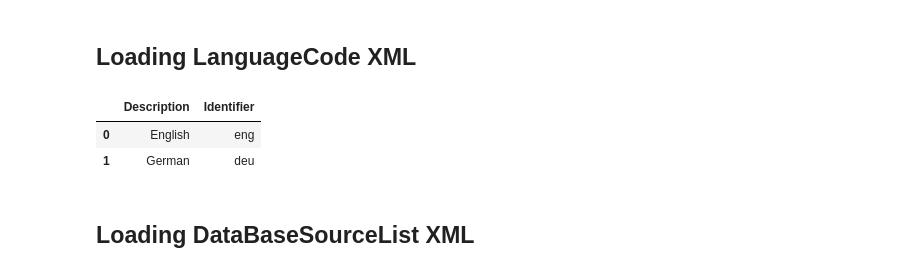
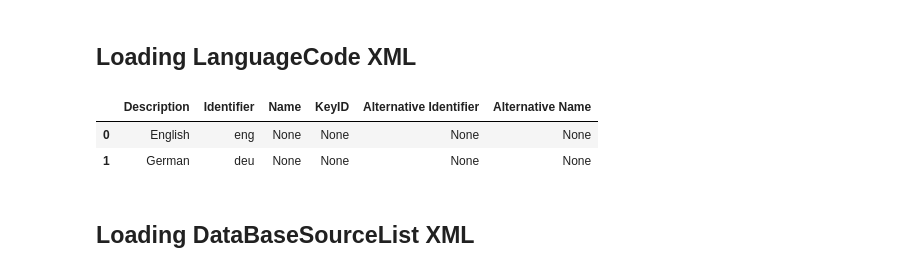
Before and after one commit to AlexanderJuestel/pyborehole, a Jupyter notebook: notebooks/boreholeml_parsers.ipynb, the cells around one changed output. Drawn from its saved outputs; the diff is of its cells as text; code cells hidden in the pictures.

```diff
--- a/notebooks/boreholeml_parsers.ipynb
+++ b/notebooks/boreholeml_parsers.ipynb
@@ -16,12 +16,12 @@ C:\Users\ale93371\Anaconda3\envs\pygeomechanical\lib\site-packages\numpy\.libs\l
 # %% [markdown]
 ## Loading LanguageCode XML
 # %%
-languagecodes = parse_languagecode('../data/BoreholeML/LanguageCode.xml')
+languagecodes = parse_xml('../data/BoreholeML/LanguageCode.xml')
 languagecodes
 # %% [output]
-|  | Description | Identifier |
-| 0 | English | eng |
-| 1 | German | deu |
+|  | Description | Identifier | Name | KeyID | Alternative Identifier | Alternative Name |
+| 0 | English | eng | None | None | None | None |
+| 1 | German | deu | None | None | None | None |
 # %% [markdown]
 ## Loading DataBaseSourceList XML
 # %%
```
Also changed, not shown: parts of 68 cells of this notebook, 1 other file.
